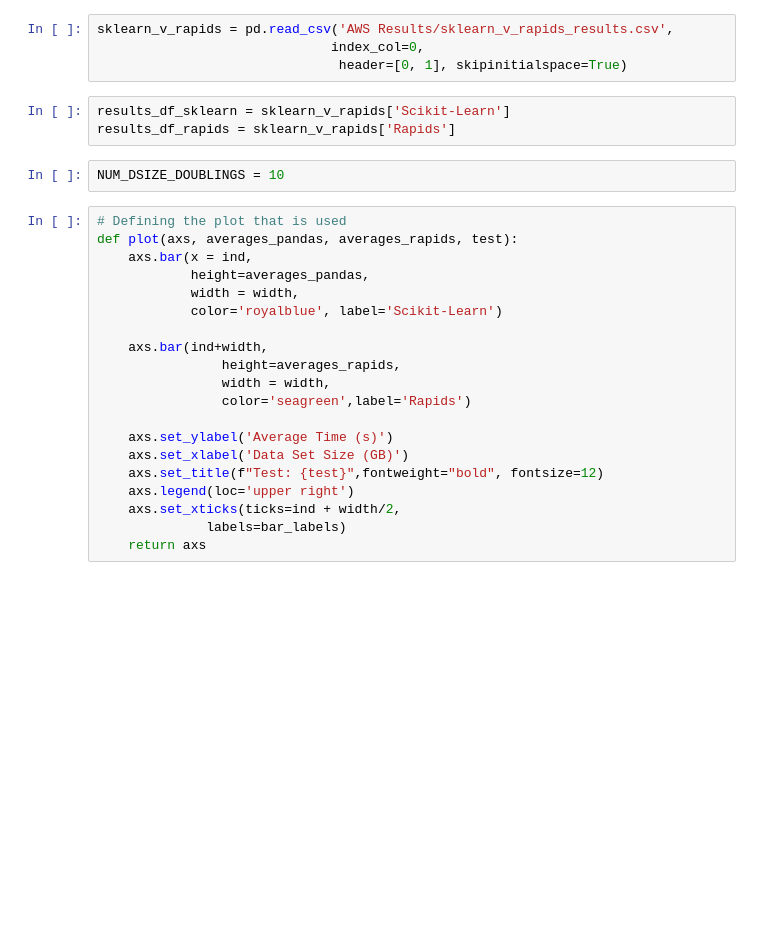
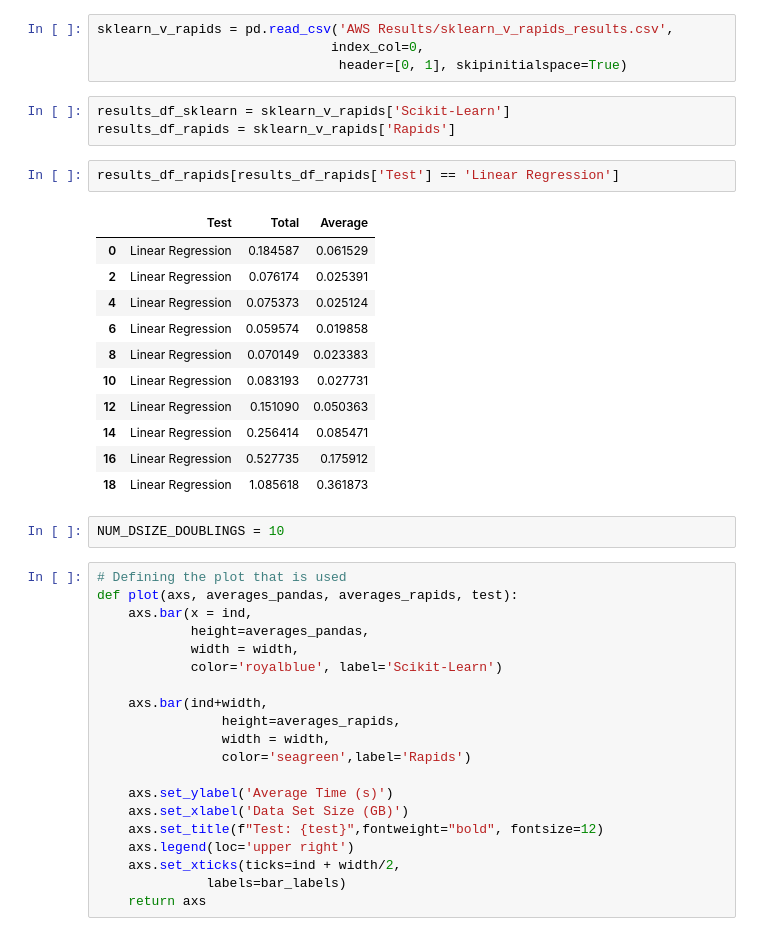
Before and after one commit to avickars/rapids-blog-post, a Jupyter notebook: ML Timing Viz.ipynb, the cells around one changed output. Saved outputs shown, nothing was run; the diff lists cells and outputs as text; blank space fills up the shorter version.

```diff
--- a/ML Timing Viz.ipynb
+++ b/ML Timing Viz.ipynb
@@ -11,6 +11,20 @@ sklearn_v_rapids = pd.read_csv('AWS Results/sklearn_v_rapids_results.csv',
 # %%
 results_df_sklearn = sklearn_v_rapids['Scikit-Learn']
 results_df_rapids = sklearn_v_rapids['Rapids']
+# %%
+results_df_rapids[results_df_rapids['Test'] == 'Linear Regression']
+# %% [output]
+|  | Test | Total | Average |
+| 0 | Linear Regression | 0.184587 | 0.061529 |
+| 2 | Linear Regression | 0.076174 | 0.025391 |
+| 4 | Linear Regression | 0.075373 | 0.025124 |
+| 6 | Linear Regression | 0.059574 | 0.019858 |
+| 8 | Linear Regression | 0.070149 | 0.023383 |
+| 10 | Linear Regression | 0.083193 | 0.027731 |
+| 12 | Linear Regression | 0.151090 | 0.050363 |
+| 14 | Linear Regression | 0.256414 | 0.085471 |
+| 16 | Linear Regression | 0.527735 | 0.175912 |
+| 18 | Linear Regression | 1.085618 | 0.361873 |
 # %%
 NUM_DSIZE_DOUBLINGS = 10
 # %%
```
Also changed, not shown: 9 other files.
